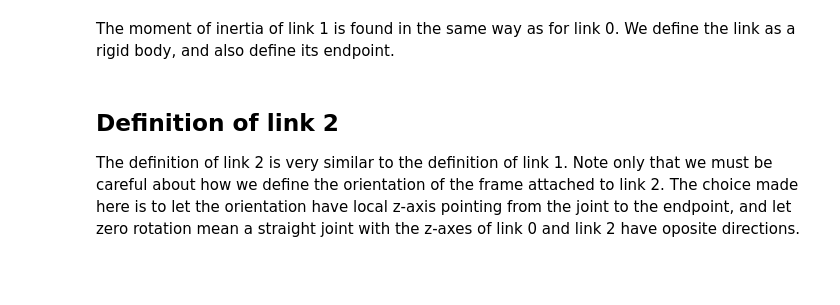
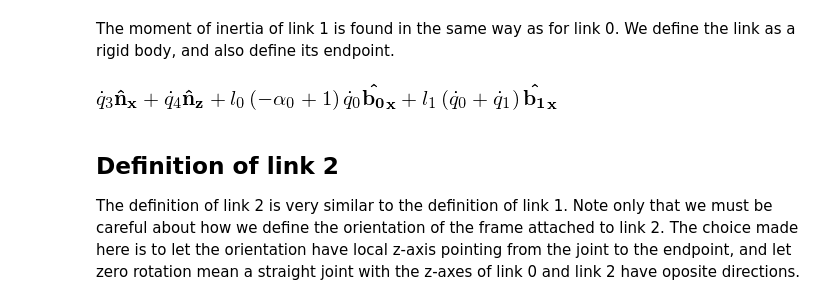
Before and after one commit to alfkjartan/pendulum, a Jupyter notebook: equations-of-motion-floating-triple-pendulum.ipynb, the cells around one changed output. Cells and saved outputs as stored; diff of their text form; code cells hidden in the pictures; blank space fills up the shorter version.

```diff
--- a/equations-of-motion-floating-triple-pendulum.ipynb
+++ b/equations-of-motion-floating-triple-pendulum.ipynb
@@ -120,9 +120,12 @@ The moment of inertia of link 1 is found in the same way as for link 0. We defin
 # %%
 IIx = m[1]*l[1]**2 / 3 * (3*alpha[1]*(alpha[1]-1)+1)
 II1 = me.functions.inertia(B1, IIx, IIx, 0)
 link1 = me.RigidBody('Link_1', p1, B1, m[1], (II1, p1))
 
 dist1 = dist0.locatenew('Hands', l[1]*B1.z)
+dist1.v2pt_theory(dist0, N, B1)
+# %% [output]
+[figure, added]
 # %% [markdown]
 ## Definition of link 2
 The definition of link 2 is very similar to the definition of link 1. Note only that we must be careful about how we define the orientation of the frame attached to link 2. The choice made here is to let the orientation have local z-axis pointing from the joint to the endpoint, and let zero rotation mean a straight joint with the z-axes of link 0 and link 2 have oposite directions.
```
Also changed, not shown: parts of 5 cells of this notebook, 1 other file.
